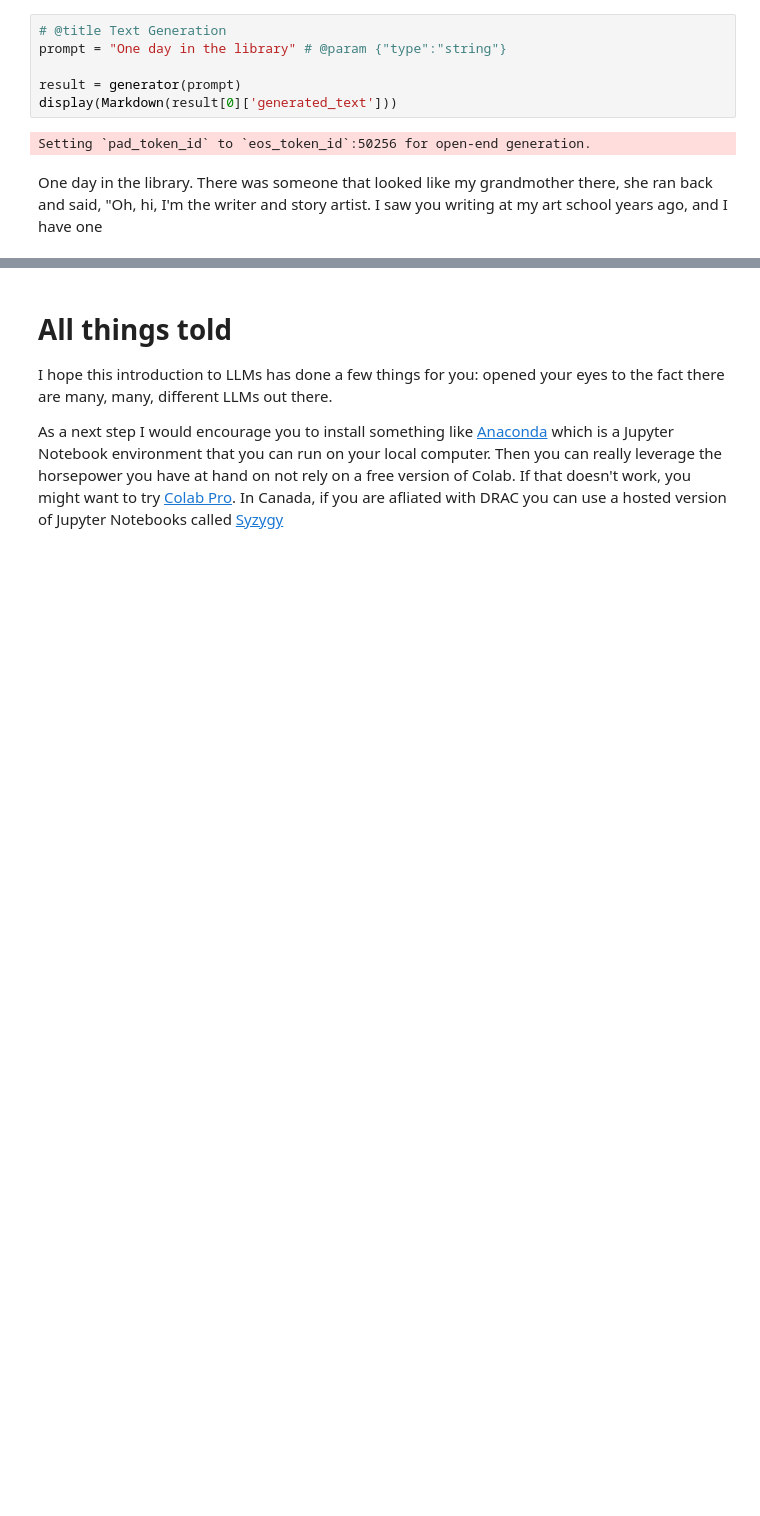
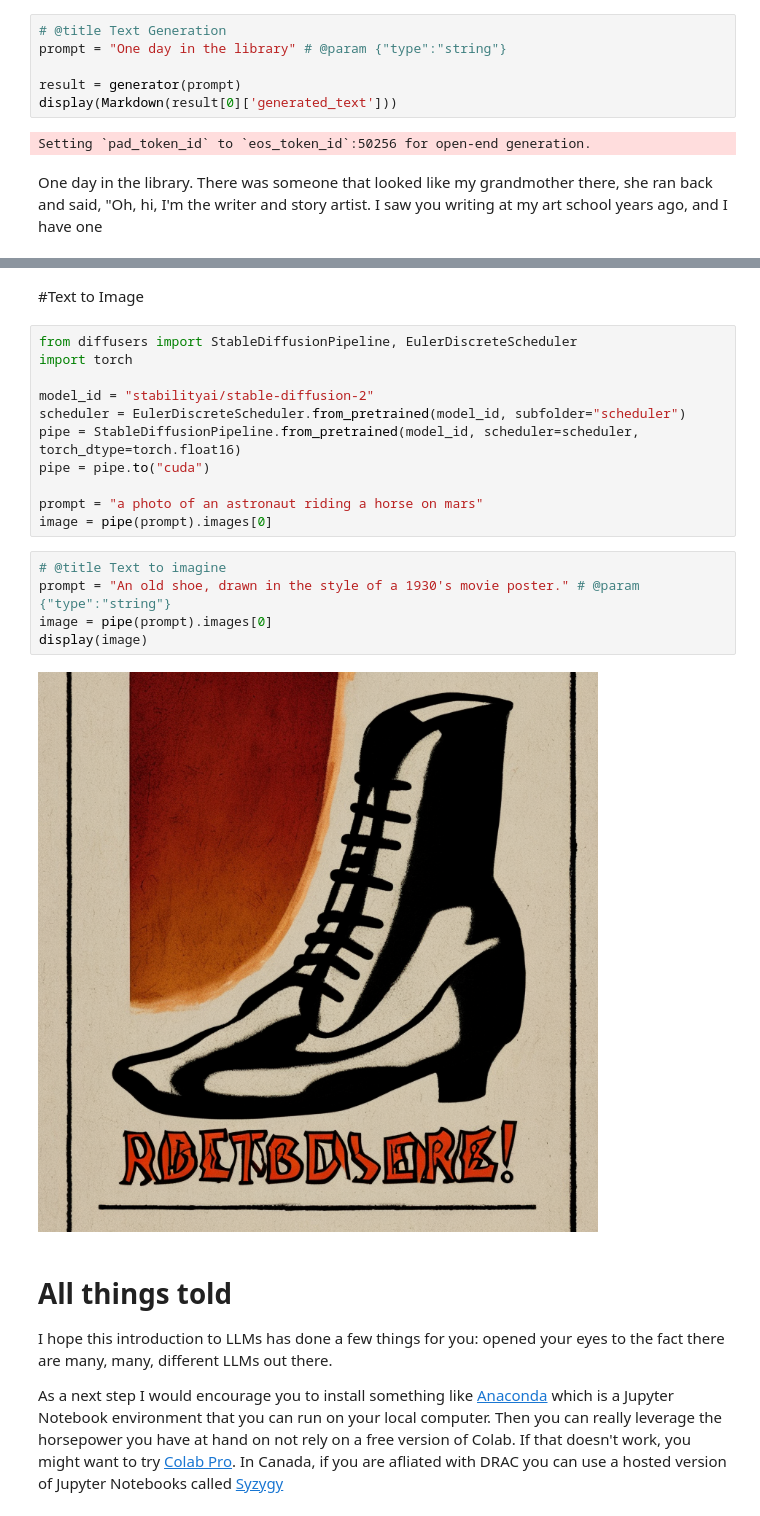
Before and after one commit to elibtronic/lja_advanced_python_for_librarians, a Jupyter notebook: Week_4_Workalong.ipynb, the cells around one changed output, grey strips where cells are left out. Cells and saved outputs as stored; diff of their text form; blank space fills up the shorter version.

Commit message:
text to imagine example

```diff
--- a/Week_4_Workalong.ipynb
+++ b/Week_4_Workalong.ipynb
@@ -104,3 +121,24 @@ One day in the library. There was someone that looked like my grandmother there,
+# %% [markdown]
+
+#Text to Image
+# %%
+from diffusers import StableDiffusionPipeline, EulerDiscreteScheduler
+import torch
+
+model_id = "stabilityai/stable-diffusion-2"
+scheduler = EulerDiscreteScheduler.from_pretrained(model_id, subfolder="scheduler")
+pipe = StableDiffusionPipeline.from_pretrained(model_id, scheduler=scheduler, torch_dtype=torch.float16)
+pipe = pipe.to("cuda")
+
+prompt = "a photo of an astronaut riding a horse on mars"
+image = pipe(prompt).images[0]
+# %%
+# @title Text to imagine
+prompt = "An old shoe, drawn in the style of a 1930's movie poster." # @param {"type":"string"}
+image = pipe(prompt).images[0]
+display(image)
+# %% [output]
+[figure, added]
 # %% [markdown]
 # All things told
 
```
Also changed, not shown: parts of 4 cells of this notebook.
